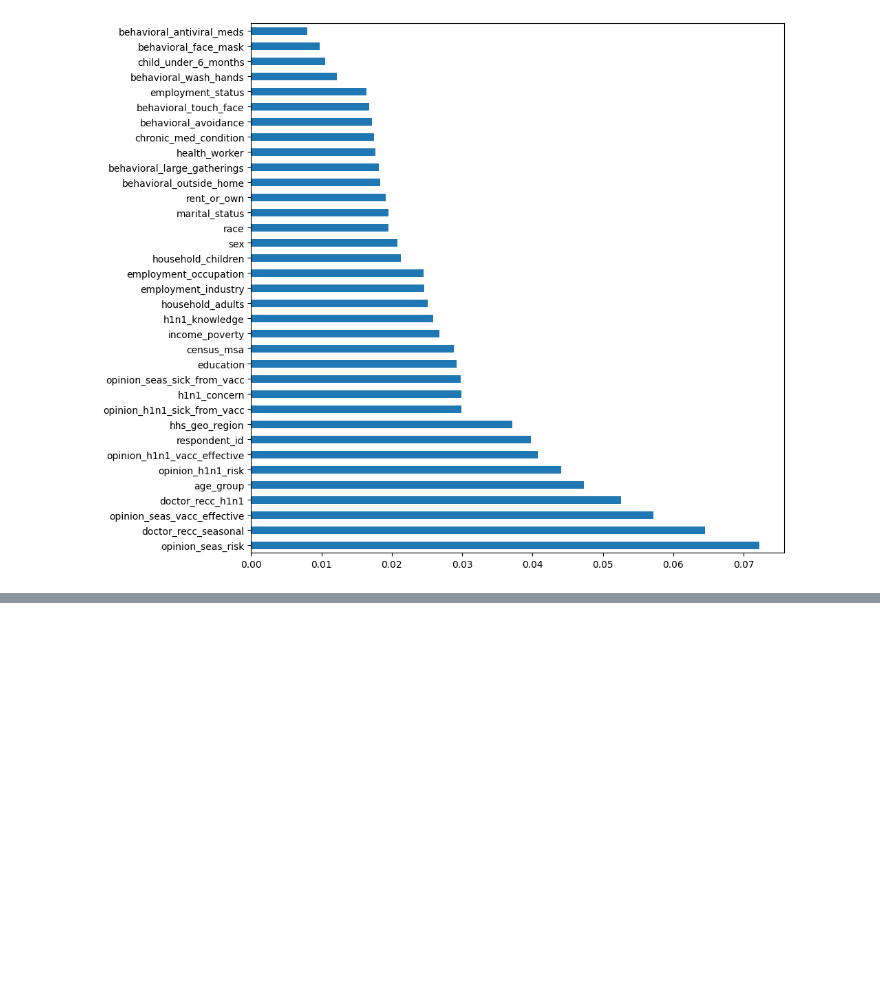
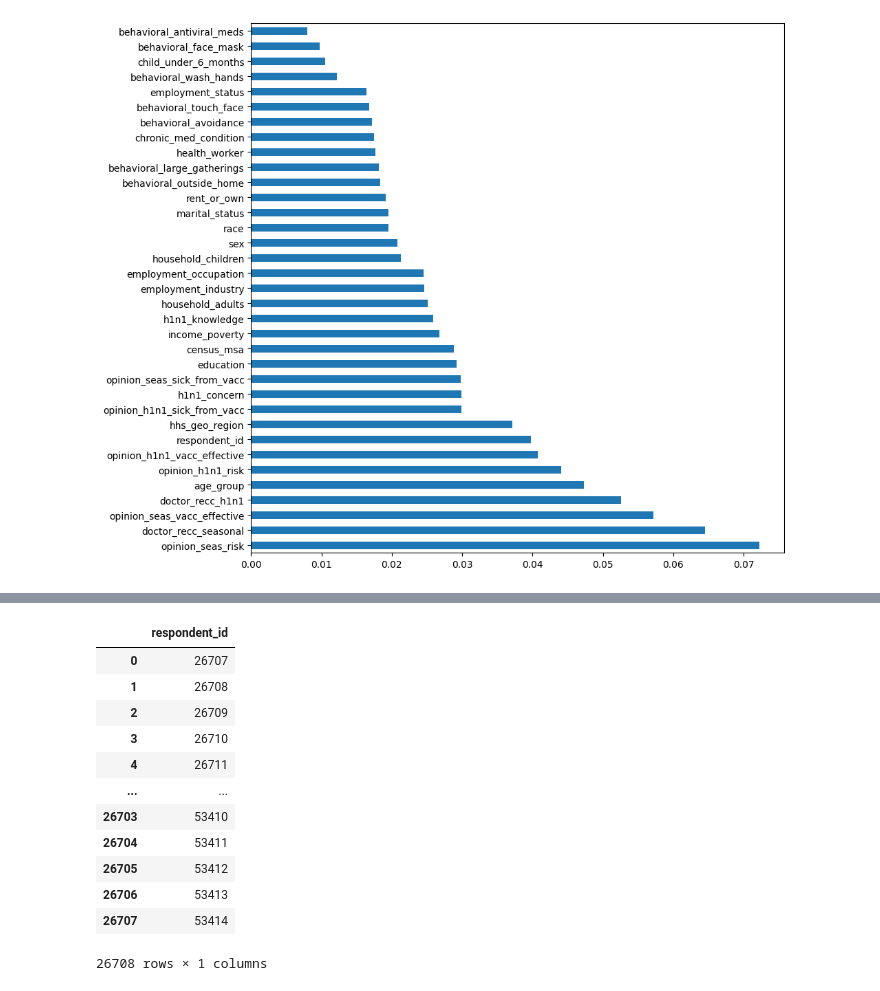
Before and after one commit to kofifanhertza/Swine-Flu-Vaccine-Predictor, a Jupyter notebook: atma aSTI.ipynb, the cells around one changed output, grey strips where cells are left out. Saved outputs shown, nothing was run; the diff lists cells and outputs as text; code cells hidden in the pictures; blank space fills up the shorter version.

```diff
--- a/atma aSTI.ipynb
+++ b/atma aSTI.ipynb
@@ -133,0 +316,18 @@ features = pd.read_csv('cleaned_features.csv')
+# %%
+df_respondent = test_set.respondent_id
+df_respondent =  pd.DataFrame(df_respondent, columns=["respondent_id"])
+df_respondent
+# %% [output]
+|  | respondent_id |
+| 0 | 26707 |
+| 1 | 26708 |
+| 2 | 26709 |
+| 3 | 26710 |
+| 4 | 26711 |
+| ... | ... |
+| 26703 | 53410 |
+| 26704 | 53411 |
+| 26705 | 53412 |
+| 26706 | 53413 |
+| 26707 | 53414 |
+26708 rows × 1 columns
```
Also changed, not shown: parts of 23 cells of this notebook, 2 other files.
